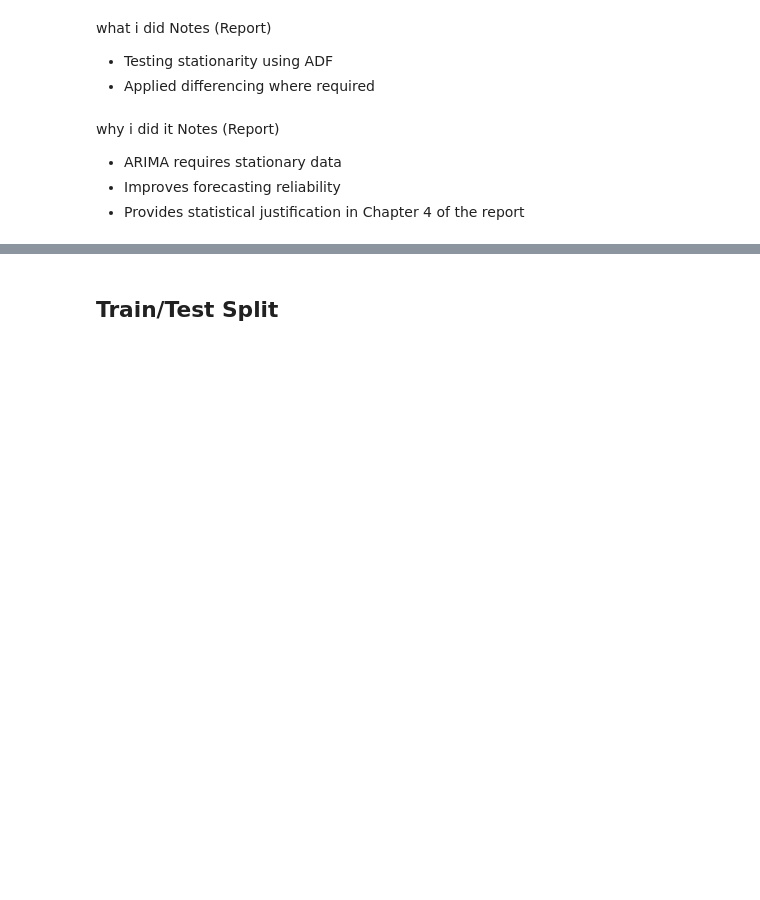
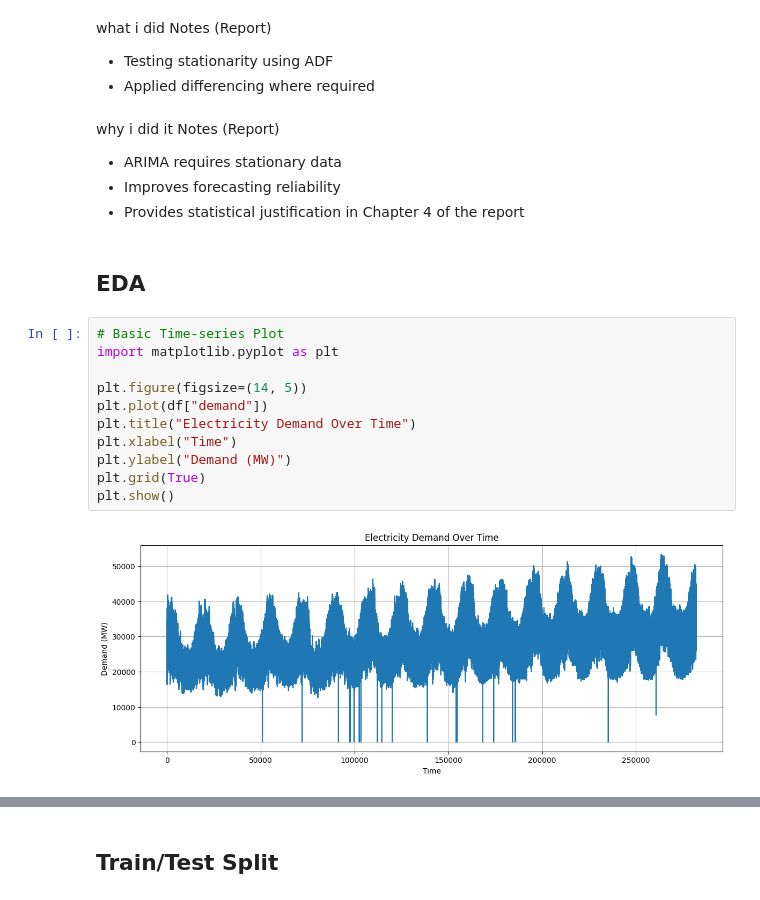
Before and after one commit to 4riell4/energy-consumption-forecasting, a Jupyter notebook: notebooks/01_data_inspection.ipynb, the cells around one changed output, grey strips where cells are left out. Drawn from its saved outputs; the diff is of its cells as text; blank space fills up the shorter version.

```diff
--- a/notebooks/01_data_inspection.ipynb
+++ b/notebooks/01_data_inspection.ipynb
@@ -283,3 +283,18 @@ why i did it Notes (Report)
 - ARIMA requires stationary data
 - Improves forecasting reliability
 - Provides statistical justification in Chapter 4 of the report
+# %% [markdown]
+## EDA
+# %%
+# Basic Time-series Plot
+import matplotlib.pyplot as plt
+
+plt.figure(figsize=(14, 5))
+plt.plot(df["demand"])
+plt.title("Electricity Demand Over Time")
+plt.xlabel("Time")
+plt.ylabel("Demand (MW)")
+plt.grid(True)
+plt.show()
+# %% [output]
+[figure, added]
```
Also changed, not shown: parts of 5 cells of this notebook.
